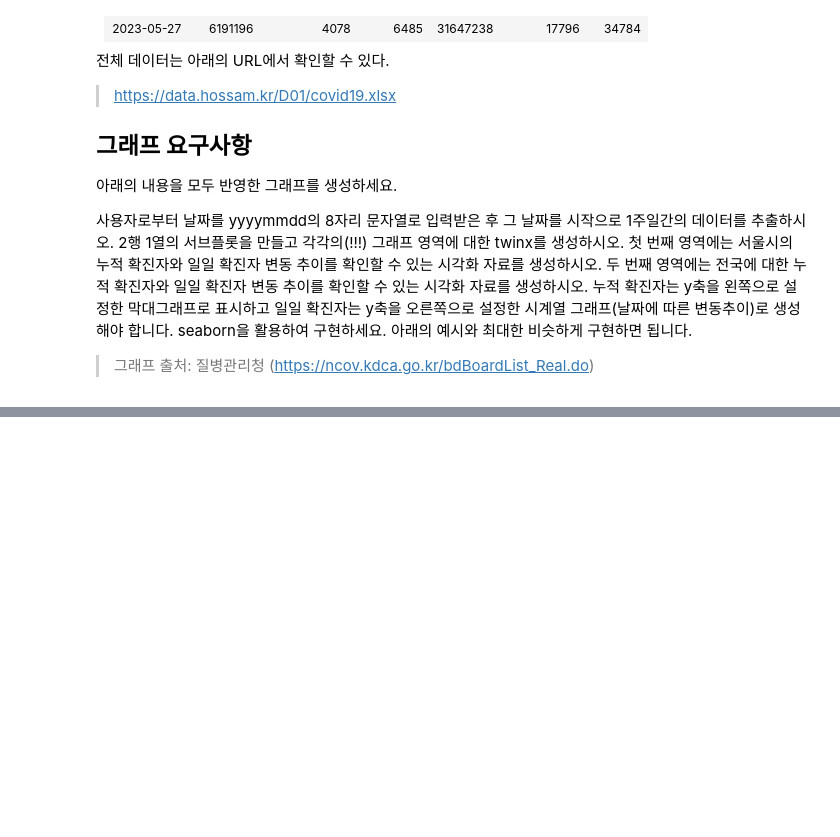
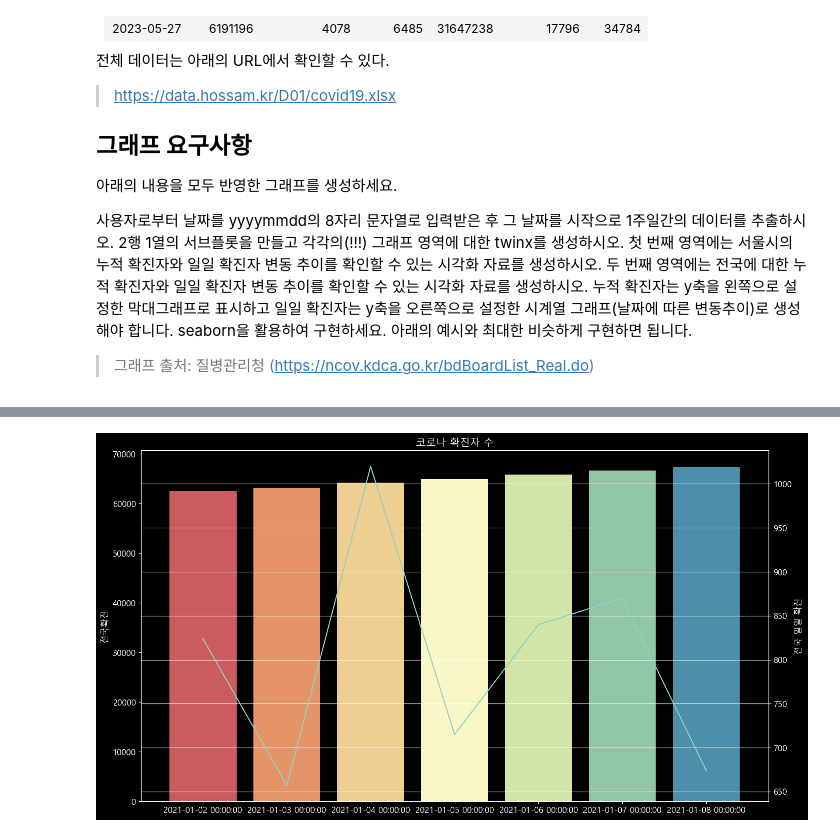
Before and after one commit to maker-lee/megait-data, a Jupyter notebook: D.탐색적_데이터_분석/01. 데이터 시각화/연습문제2.ipynb, the cells around one changed output, grey strips where cells are left out. Cells and saved outputs as stored; diff of their text form; code cells hidden in the pictures; blank space fills up the shorter version.

```diff
--- a/D.탐색적_데이터_분석/01. 데이터 시각화/연습문제2.ipynb
+++ b/D.탐색적_데이터_분석/01. 데이터 시각화/연습문제2.ipynb
@@ -58,0 +136,22 @@ df
+# %%
+# 두 번째 영역에는 전국에 대한 누적 확진자와 일일 확진자 변동 추이를 확인할 수 있는 시각화 자료를 생성하시오.
+
+
+fig, ax = plt.subplots(1,2,figsize=(16,9)) # 그래프 시작
+ax = ax1.twinx() # ax1에 겹쳐지는 서브플롯 생성
+
+x = list(range(0,len(df['서울시기준일'])))
+
+# 그래프 그리기
+sb.barplot(data=df, x=x, y='전국확진',palette='Spectral',ax=ax1)
+sb.lineplot(data=df, x=x, y='전국일일확진',ax=ax2)
+
+plt.title('코로나 확진자 수')
+plt.xlabel('서울시 기준일')
+plt.ylabel('전국 일일 확진')
+plt.xticks(x,df['서울시기준일'])
+plt.grid()
+plt.show()
+plt.close()
+# %% [output]
+[figure, added]
```
Also changed, not shown: parts of 8 cells of this notebook, 1 other file.
